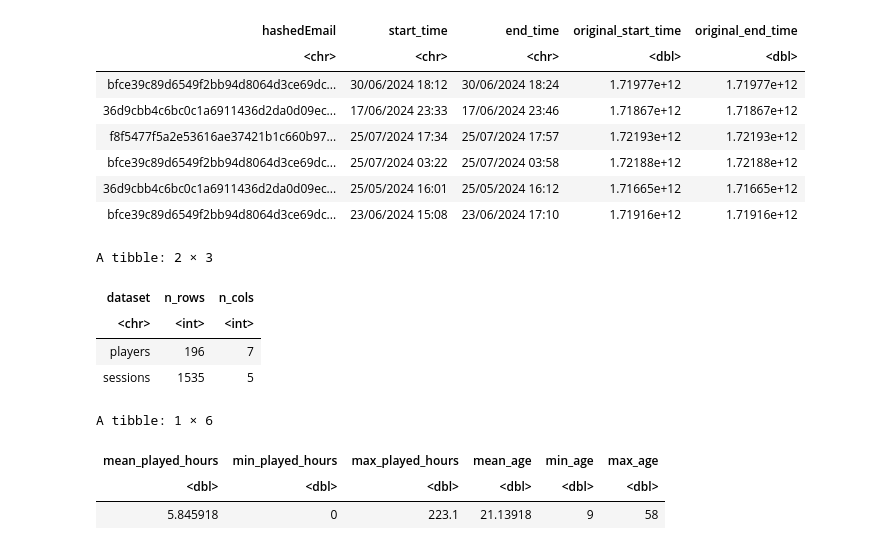
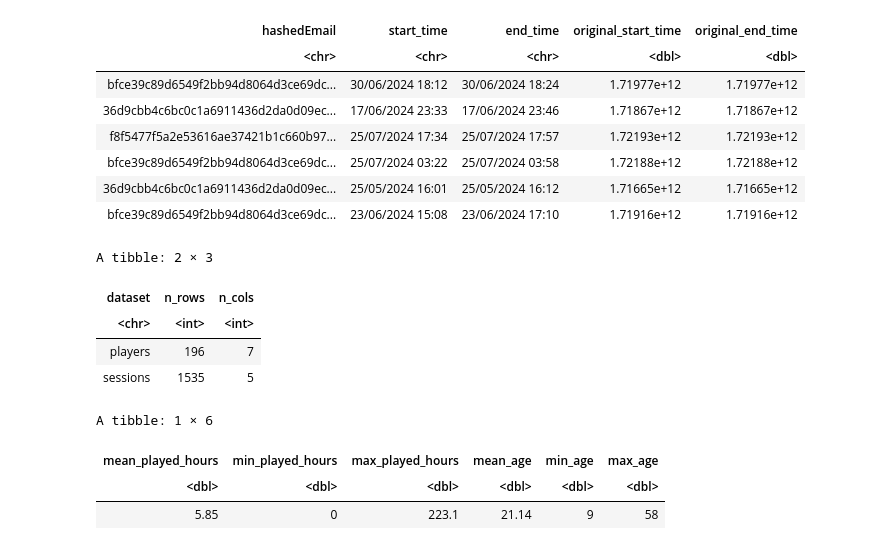
Before and after one commit to ksp1113/dsci-100-indivudal-kp, a Jupyter notebook: ksp-individual-dsci100.ipynb, the cells around one changed output. Cells and saved outputs as stored; diff of their text form; code cells hidden in the pictures.

```diff
--- a/ksp-individual-dsci100.ipynb
+++ b/ksp-individual-dsci100.ipynb
@@ -6,7 +25,7 @@ library(tidymodels)
 # %%
 #Doing this to open up the data
-players <- read_csv("dsci-100-indivudal-kp/players.csv")
-sessions <- read_csv("dsci-100-indivudal-kp/sessions.csv")
+players <- read_csv("players.csv")
+sessions <- read_csv("sessions.csv")
 
 head(players)
 head(sessions)
@@ -49,27 +68,28 @@ A tibble: 6 × 5
 # %%
 #Number of rows and columns for the data
 tibble(
   dataset = c("players", "sessions"),
   n_rows  = c(nrow(players), nrow(sessions)),
   n_cols  = c(ncol(players), ncol(sessions))
 )
 
 #Summary Statistics
 player_summary <- players |>
-    summarize(mean_played_hours = mean(played_hours, na.rm = TRUE),
-    min_played_hours = min(played_hours, na.rm = TRUE),
-    max_played_hours = max(played_hours, na.rm = TRUE),
-    mean_age = mean(Age, na.rm = TRUE),
-    min_age = min(Age, na.rm = TRUE),
-    max_age = max(Age, na.rm = TRUE))
+    summarize(
+    mean_played_hours = round(mean(played_hours, na.rm = TRUE), 2),
+    min_played_hours = round(min(played_hours, na.rm = TRUE), 2),
+    max_played_hours = round(max(played_hours, na.rm = TRUE), 2),
+    mean_age = round(mean(Age, na.rm = TRUE), 2),
+    min_age = round(min(Age, na.rm = TRUE), 2),
+    max_age = round(max(Age, na.rm = TRUE), 2))
 player_summary
 # %% [output]
 A tibble: 2 × 3
 | dataset | n_rows | n_cols |
 | <chr> | <int> | <int> |
 | players | 196 | 7 |
 | sessions | 1535 | 5 |
 A tibble: 1 × 6
 | mean_played_hours | min_played_hours | max_played_hours | mean_age | min_age | max_age |
 | <dbl> | <dbl> | <dbl> | <dbl> | <dbl> | <dbl> |
-| 5.845918 | 0 | 223.1 | 21.13918 | 9 | 58 |
+| 5.85 | 0 | 223.1 | 21.14 | 9 | 58 |
```
Also changed, not shown: parts of 2 cells of this notebook.
